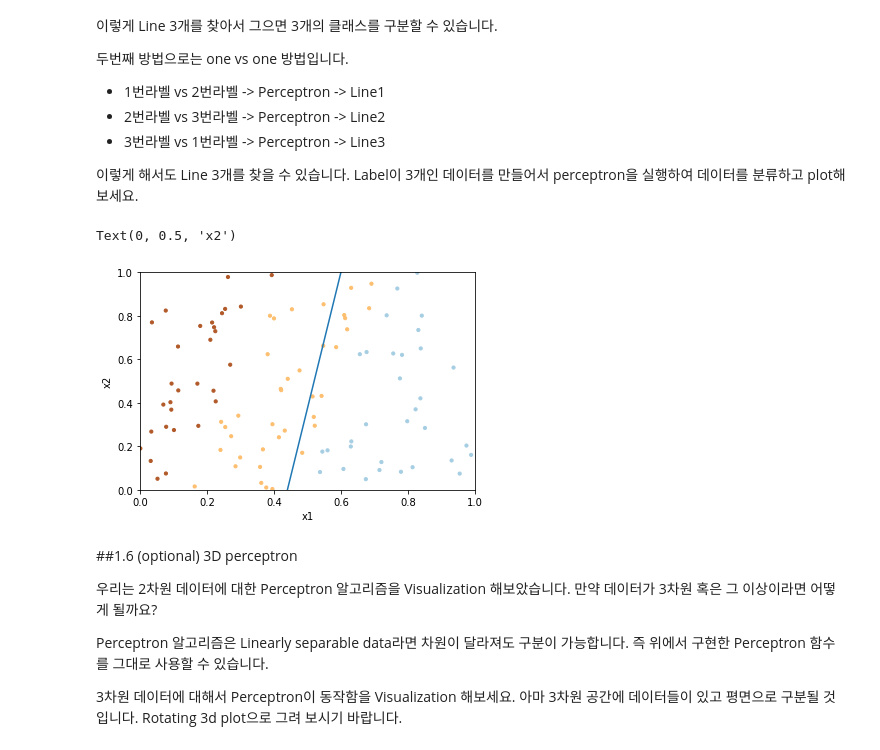
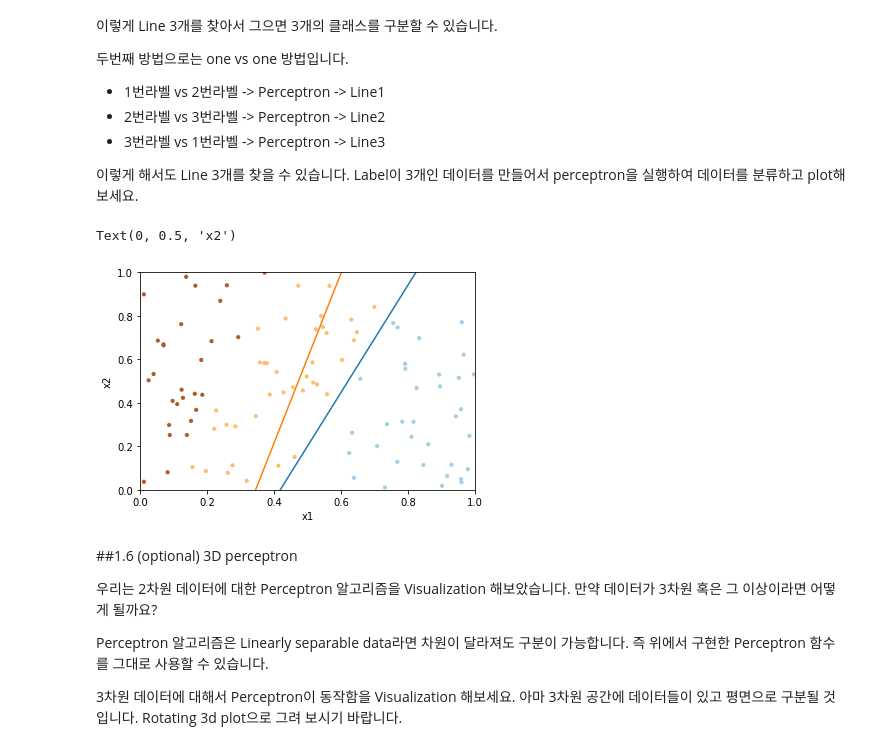
Before and after one commit to woonghee97/deep_learning, a Jupyter notebook: HW1.ipynb, the cells around one changed output. Cells and saved outputs as stored; diff of their text form; code cells hidden in the pictures.

```diff
--- a/HW1.ipynb
+++ b/HW1.ipynb
@@ -147,39 +148,44 @@ Label이 3개인 데이터를 만들어서 perceptron을 실행하여 데이터
 X = np.random.rand(100, 2)
 Y = np.random.rand(100, 1)
 for i in range(100):
   if X[i,1] > (3*X[i,0] - 0.3):
     Y[i] = 1
-  elif (3*X[i,0] - 0.3) > X[i,1] > (3*X[i,0] - 1.3):
+  elif (3*X[i,0] - 1.3) < X[i,1] < (3*X[i,0] - 0.3):
     Y[i] = 0
   else:
     Y[i] = -1
 
 assert X.shape==(100,2)
 assert Y.shape==(100,1)
 
 X_ones=np.concatenate((np.ones((len(X),1)),X), axis=1)
 w1=np.zeros(X_ones.shape[1])
 w2=np.zeros(X_ones.shape[1])
 
 epochs = 100
 for ep in range(epochs):
 
-  z = X_ones[ep].dot(w)
+  for i in range(100):
 
-  if z * Y[ep] <= 0:
-    w = w + X_ones[ep]*Y[ep]
+    z1 = X_ones[i].dot(w1)
+    z2 = X_ones[i].dot(w2)
+
+    if z1 * Y[i] <= 0:
+      w1 = w1 + X_ones[i]*Y[i]
+    if z2 * Y[i] < 1:
+      w2 = w2 + X_ones[i]*Y[i]
 
 plt.scatter(X[:, 0], X[:, 1], c=Y, s=10, cmap=plt.cm.Paired)
-plt.plot([0,1],[-w[0]/w[2],-w[0]/w[2]-w[1]/w[2]])
+plt.plot([0,1], [-w1[0]/w1[2],-w1[0]/w1[2]-w1[1]/w1[2]], [0,1], [-w2[0]/w2[2],-w2[0]/w2[2]-w2[1]/w2[2]])
 plt.xlim((0,1))
 plt.ylim((0,1))
 plt.xlabel('x1')
 plt.ylabel('x2')
 
 #### END CODE HERE ###
 # %% [output]
 Text(0, 0.5, 'x2')
-[figure, old version]
+[figure, new version]
 # %% [markdown]
 ##1.6 (optional) 3D perceptron
 
```
Also changed, not shown: parts of 4 cells of this notebook.
